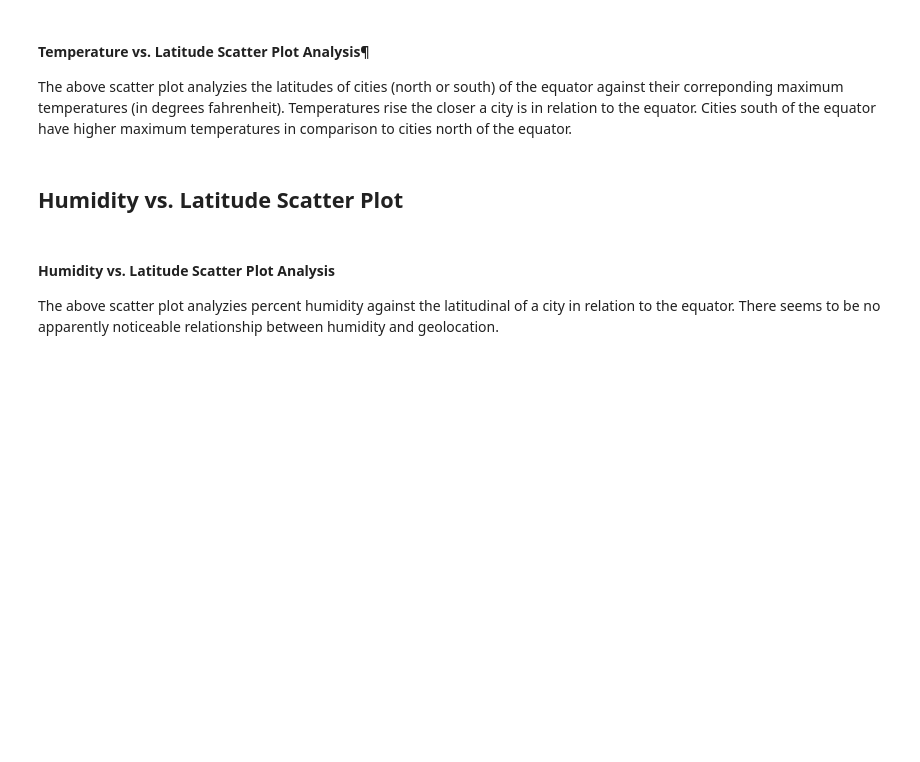
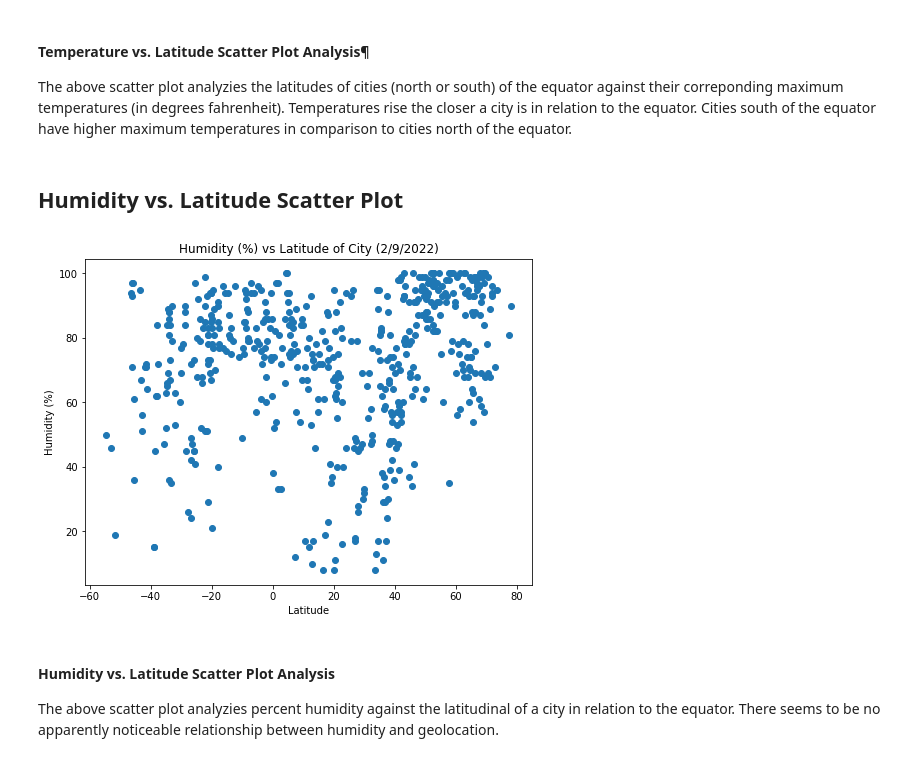
Before and after one commit to cc-christin/python-api-challenge, a Jupyter notebook: WeatherPy/WeatherPy.ipynb, the cells around one changed output. Cells and saved outputs as stored; diff of their text form; code cells hidden in the pictures; blank space fills up the shorter version.

```diff
--- a/WeatherPy/WeatherPy.ipynb
+++ b/WeatherPy/WeatherPy.ipynb
@@ -224,15 +274,17 @@ lat_vs_temp.get_figure().savefig("../Images/Fig1.png")
 # %%
 # Latitude vs Humidity
 # viz config
 plt.figure(figsize=(8,6))
 lat_vs_humidity = plt.scatter(lat, humidity, linewidths=1, marker="o")
 
 # titles & labels
-plt.title("Humidity (%) vs Latitude of City")
+plt.title("Humidity (%) vs Latitude of City (2/9/2022)")
 plt.xlabel("Latitude")
 plt.ylabel("Humidity (%)")
 # Display Plot
 plt.show()
+# %% [output]
+[figure, added]
 # %% [markdown]
 #### Humidity vs. Latitude Scatter Plot Analysis
 
```
Also changed, not shown: parts of 20 cells of this notebook, 14 other files.
